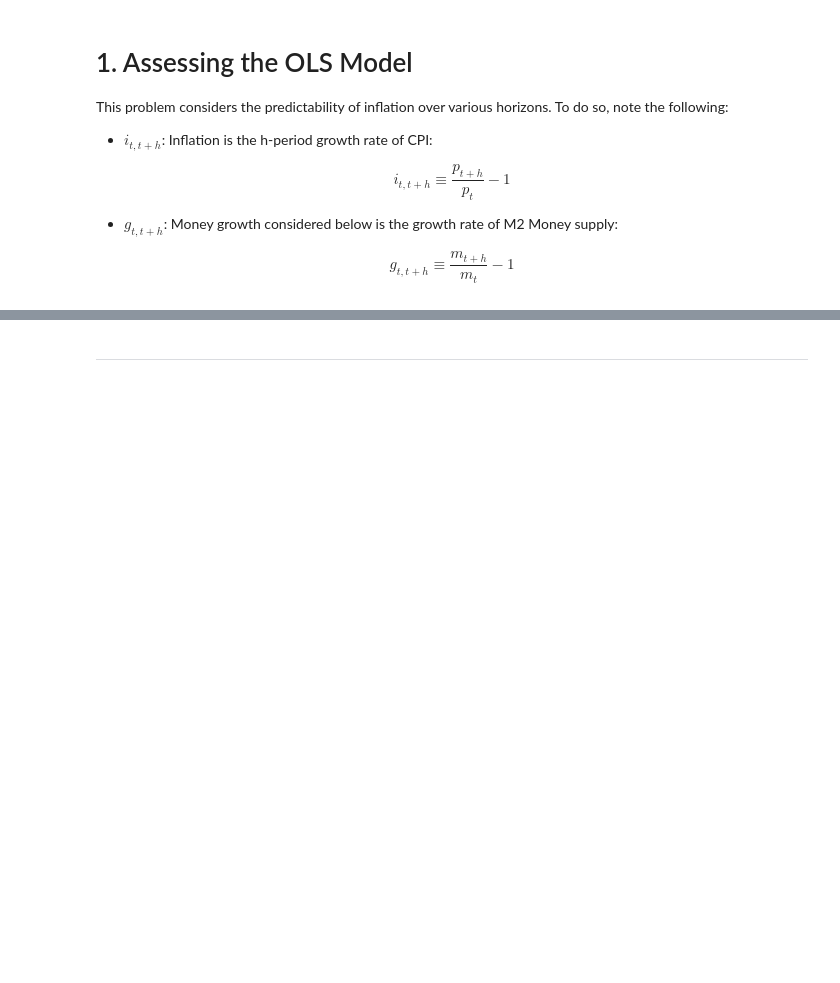
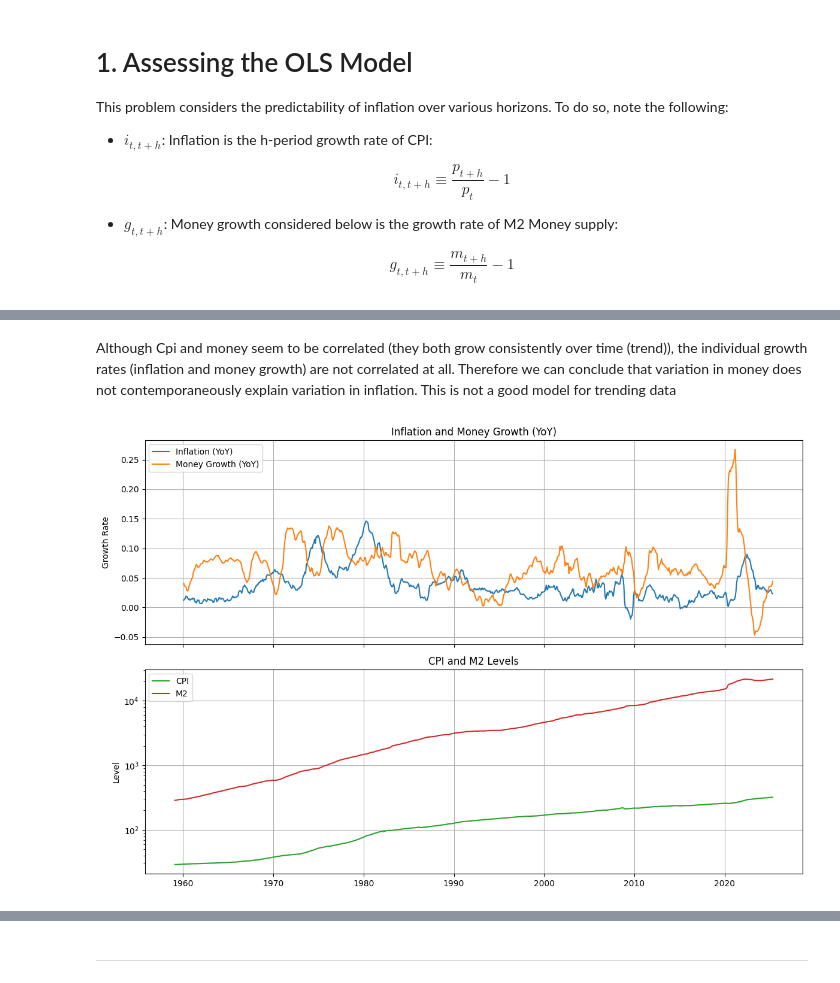
Before and after one commit to dakshox/drw-prework-2025, a Jupyter notebook: assignments/Assignment 2.2 - Timeseries.ipynb, the cells around one changed output, grey strips where cells are left out. Cells and saved outputs as stored; diff of their text form; code cells hidden in the pictures; blank space fills up the shorter version.

```diff
--- a/assignments/Assignment 2.2 - Timeseries.ipynb
+++ b/assignments/Assignment 2.2 - Timeseries.ipynb
@@ -24,0 +30,4 @@ $$\newcommand{\hyg}{\text{hyg}}$$
+# %%
+macro = pd.read_excel('../data/ols_forecasting_inflation_data.xlsx', index_col=0, sheet_name='macro')
+spy = pd.read_excel('../data/ols_forecasting_inflation_data.xlsx', index_col=0, sheet_name='s&p500')
+macro
@@ -37,0 +91,10 @@ $$g_{t,t+h} ≡ \frac{m_{t+h}}{m_t} − 1$$
+# %%
+X = macro['M2']
+Y = macro['CPI']
+
+X = sm.add_constant(X)  # Adds a constant term to the predictor
+cpi_model = sm.OLS(Y, X).fit()  # Fit the model
+print(cpi_model.summary())  # Print the summary of the regression results
+
+print('R-squared:', cpi_model.rsquared)
+print('Beta coefficients', cpi_model.params)
@@ -78,0 +137,8 @@ Assess this informally by plotting the time-series of estimated sample residuals
+# %%
+#Calculate inflation and money growth for one-year horizon
+inflation = Y.pct_change(12).dropna()
+money_growth = X['M2'].pct_change(12).dropna()
+
+X = sm.add_constant(money_growth)  # Adds a constant term to the predictor
+inflation_model = sm.OLS(inflation, X).fit()  # Fit the model
+print(inflation_model.summary())  # Print the summary of the regression results
@@ -78,0 +172,26 @@ Assess this informally by plotting the time-series of estimated sample residuals
+# %% [markdown]
+Although Cpi and money seem to be correlated (they both grow consistently over time (trend)), the individual growth rates (inflation and money growth) are not correlated at all. Therefore we can conclude that variation in money does not contemporaneously explain variation in inflation. This is not a good model for trending data
+# %%
+fig, axs = plt.subplots(2, 1, figsize=(12, 8), sharex=True)
+
+# First plot: inflation and money growth
+axs[0].plot(inflation.index, inflation, label='Inflation (YoY)', color='tab:blue')
+axs[0].plot(money_growth.index, money_growth, label='Money Growth (YoY)', color='tab:orange')
+axs[0].set_ylabel('Growth Rate')
+axs[0].set_title('Inflation and Money Growth (YoY)')
+axs[0].legend()
+axs[0].grid(True)
+
+# Second plot: M2 and CPI (levels)
+axs[1].plot(macro.index, macro['CPI'], label='CPI', color='tab:green')
+axs[1].plot(macro.index, macro['M2'], label='M2', color='tab:red')
+axs[1].set_ylabel('Level')
+axs[1].set_title('CPI and M2 Levels')
+axs[1].set_yscale('log')  # Log scale for better visibility
+axs[1].legend()
+axs[1].grid(True)
+
+plt.tight_layout()
+plt.show()
+# %% [output]
+[figure, added]
```
Also changed, not shown: parts of 30 cells of this notebook.
